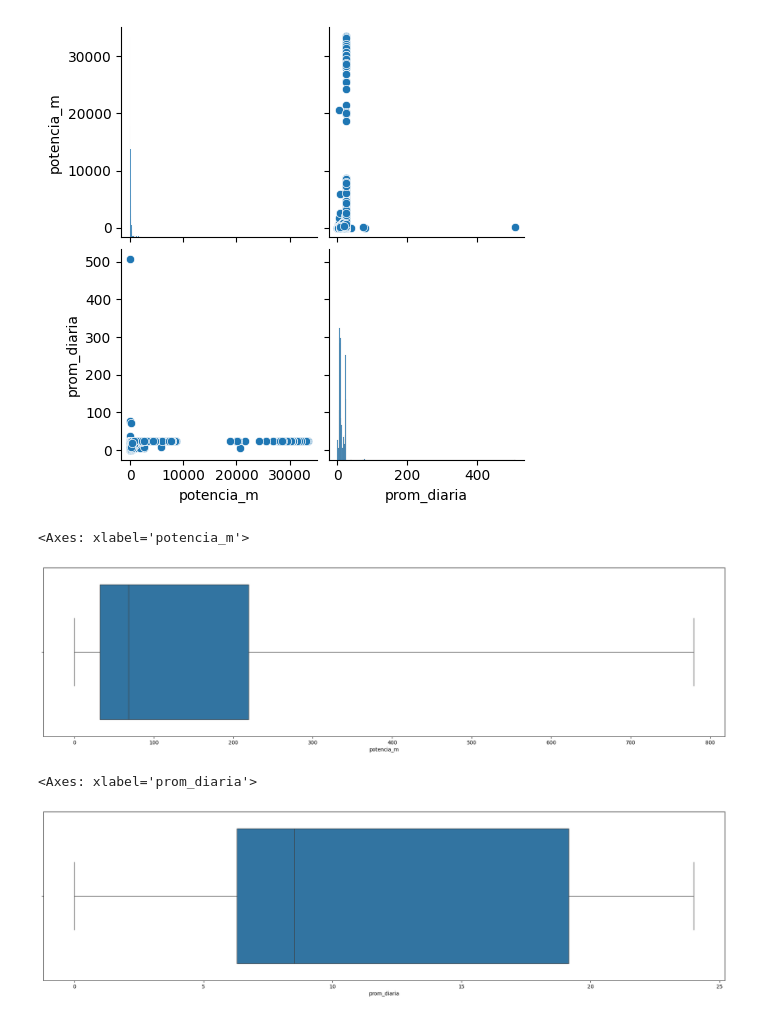
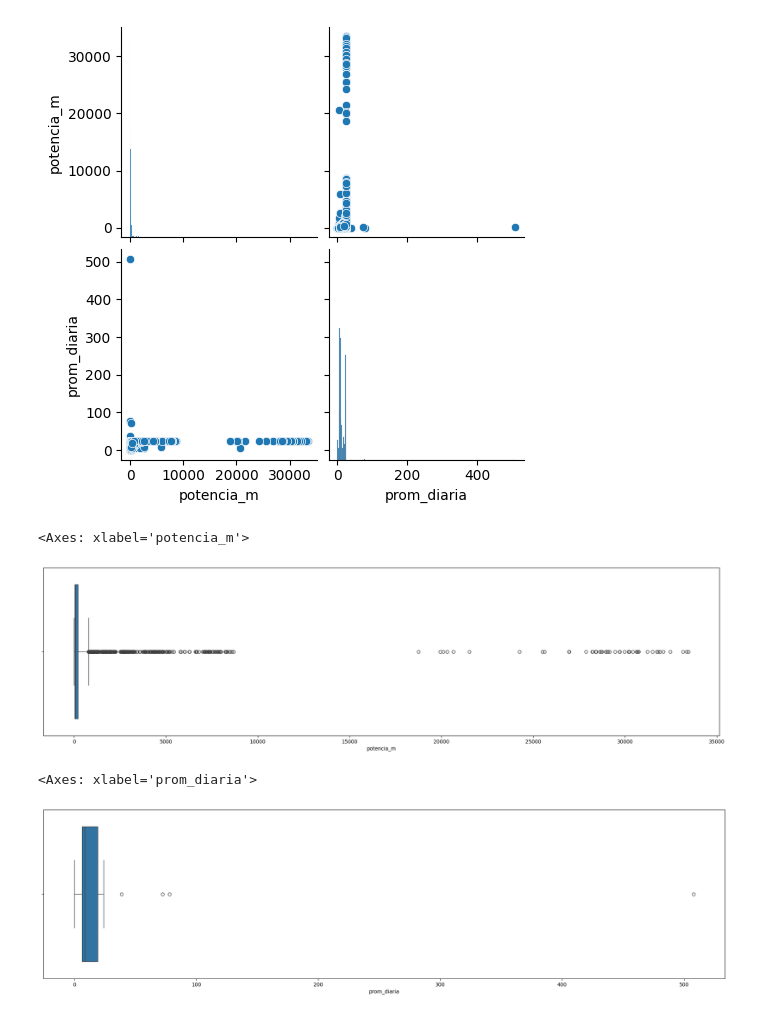
Before and after one commit to gluoneros/talentoTech, a Jupyter notebook: ProyectoFinal.ipynb, the cells around one changed output. Saved outputs shown, nothing was run; the diff lists cells and outputs as text; code cells hidden in the pictures.

```diff
--- a/ProyectoFinal.ipynb
+++ b/ProyectoFinal.ipynb
@@ -361,13 +365,13 @@ sns.pairplot(df_final)
 # %%
 plt.figure(figsize=(24, 6))
 # Remove the 'kind' argument, as it's not needed for sns.boxplot
-sns.boxplot(x=df_final['potencia_m'], whis=3, showfliers=False)
+sns.boxplot(x=df_final['potencia_m'], whis=3)
 # %% [output]
 <Axes: xlabel='potencia_m'>
-[figure, old version]
+[figure, new version]
 # %%
 plt.figure(figsize=(24, 6))
-sns.boxplot(x=df_final['prom_diaria'], showfliers=False)
+sns.boxplot(x=df_final['prom_diaria'])
 # %% [output]
 <Axes: xlabel='prom_diaria'>
-[figure, old version]
+[figure, new version]
```
Also changed, not shown: parts of 7 cells of this notebook.
